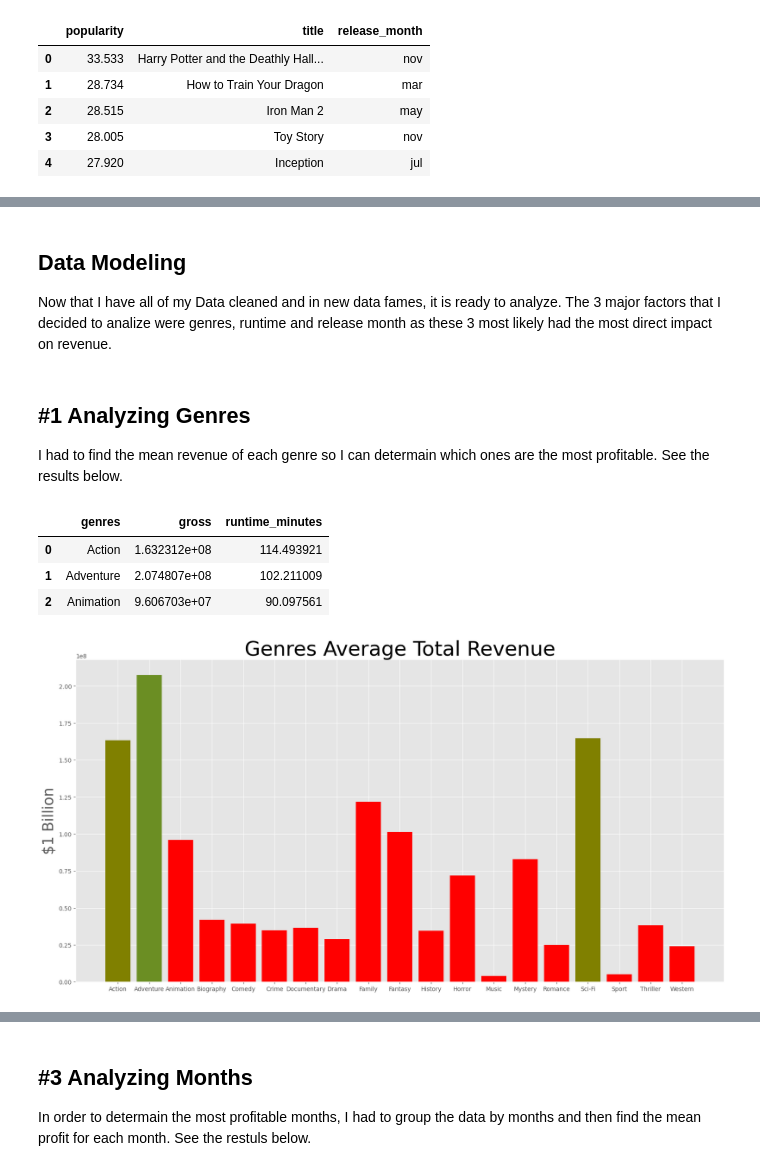
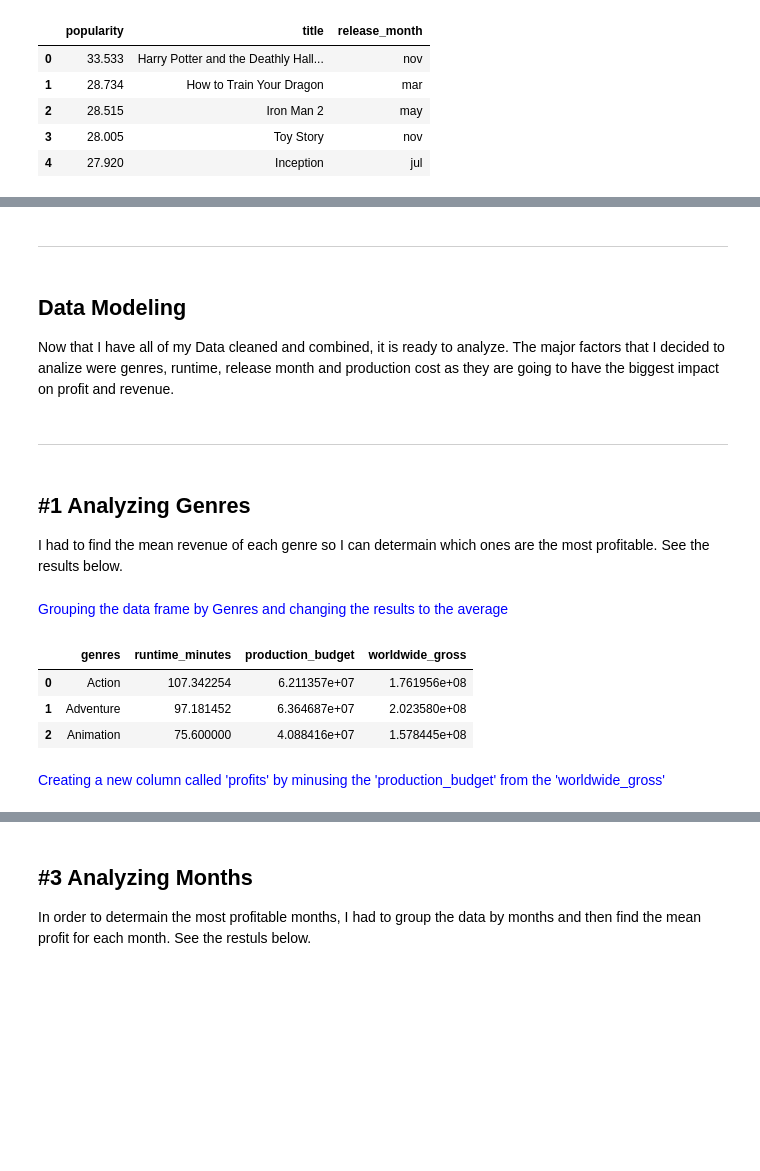
Before and after one commit to Warren-Morelli/-Movie-Analysis-for-Microsoft, a Jupyter notebook: Final Notebook, Factors That Determine a Successful Film.ipynb, the cells around one changed output, grey strips where cells are left out. Cells and saved outputs as stored; diff of their text form; code cells hidden in the pictures; blank space fills up the shorter version.

```diff
--- a/Final Notebook, Factors That Determine a Successful Film.ipynb
+++ b/Final Notebook, Factors That Determine a Successful Film.ipynb
@@ -34,15 +42,13 @@ The films revenues came from bom.movie_gross.csv.gz. This was connected to imdb.
 # %%
 import pandas as pd
+import numpy as np
+import matplotlib.pyplot as plt
+import seaborn as sns
+%matplotlib inline
+plt.style.use('ggplot')
+
 df1 = pd.read_csv("zippedData/bom.movie_gross.csv.gz") #gross
 df2 = pd.read_csv("zippedData/imdb.title.basics.csv.gz") #run_minutes & genre
 df3 = pd.read_csv("zippedData/tmdb.movies.csv.gz") #language
-
-import pandas as pd
-import numpy as np
-import matplotlib.pyplot as plt
-%matplotlib inline
-plt.style.use('ggplot')
-df1 = pd.read_csv("zippedData/bom.movie_gross.csv.gz") #gross
-df2 = pd.read_csv("zippedData/imdb.title.basics.csv.gz") #run_minutes & genre
-df3 = pd.read_csv("zippedData/tmdb.movies.csv.gz") #language
+df4 = pd.read_csv("zippedData/tn.movie_budgets.csv.gz") #Bonus production_budget expectation
 # %% [markdown]
@@ -153,3 +159,24 @@ df3.drop('release_date', inplace=True, axis=1)
+# %%
+#Drop the columns I don't need
+df4.drop('id', inplace=True, axis=1)
+df4.drop('release_date', inplace=True, axis=1)
+df4.drop('domestic_gross', inplace=True, axis=1)
+
+#Change 'worldwide_gross' and 'domestic_gross' to int
+#Fist I have to remove '$' and ',' text
+df4['production_budget'] = df4['production_budget'].str.replace("$","")
+df4['production_budget'] = df4['production_budget'].str.replace(",","")
+df4['worldwide_gross'] = df4['worldwide_gross'].str.replace("$","")
+df4['worldwide_gross'] = df4['worldwide_gross'].str.replace(",","")
+
+#Now I can change to int
+df4['production_budget'] = df4['production_budget'].astype(float)
+df4['production_budget'] = df4['production_budget'].astype(int)
+df4['worldwide_gross'] = df4['worldwide_gross'].astype(float)
+df4['worldwide_gross'] = df4['worldwide_gross'].astype(int)
+
+#change the title name so I can join the data frames
+df4 = df4.rename({'movie': 'title'}, axis=1)
 # %% [markdown]
 The clean data
 # %%
@@ -189,26 +225,28 @@ df_month = pd.merge(df1, df3, how="inner", indicator=True)
+# %%
+#create tables to compare genres, runtime, months and production cost to profits and revenue as this is the main factor
+df_genres_and_runtime = pd.merge(df2, df4, how="inner", indicator=True)
+df_months = pd.merge(df3, df4, how="inner", indicator=True)
+# %% [markdown]
+***
 # %% [markdown]
 ## Data Modeling
-Now that I have all of my Data cleaned and in new data fames, it is ready to analyze. The 3 major factors that I decided to analize were genres, runtime and release month as these 3 most likely had the most direct impact on revenue.
+Now that I have all of my Data cleaned and combined, it is ready to analyze. The major factors that I decided to analize were genres, runtime, release month and production cost as they are going to have the biggest impact on profit and revenue.
+# %% [markdown]
+***
 # %% [markdown]
 ## #1 Analyzing Genres
 I had to find the mean revenue of each genre so I can determain which ones are the most profitable. See the results below.
+# %% [markdown]
+<font color=blue>Grouping the data frame by Genres and changing the results to the average </font>
 # %%
-#Create a new data frame grouped by genres and showing mean values so I can create a bar chat to analyize the results.
-df_genres_mean = df_genres_runtime.groupby(by='genres').mean()
+#Create a df grouped by genres and showing mean values to determain which genre made the highest revenue
+df_genres_mean = df_genres_and_runtime.groupby(by='genres').mean()
 df_genres_mean = df_genres_mean.reset_index()
 df_genres_mean.head(3)
 # %% [output]
-|  | genres | gross | runtime_minutes |
-| 0 | Action | 1.632312e+08 | 114.493921 |
-| 1 | Adventure | 2.074807e+08 | 102.211009 |
-| 2 | Animation | 9.606703e+07 | 90.097561 |
+|  | genres | runtime_minutes | production_budget | worldwide_gross |
+| 0 | Action | 107.342254 | 6.211357e+07 | 1.761956e+08 |
+| 1 | Adventure | 97.181452 | 6.364687e+07 | 2.023580e+08 |
+| 2 | Animation | 75.600000 | 4.088416e+07 | 1.578445e+08 |
-# %%
-#show findings in a bar graph
-plt.figure(figsize=(20,10))
-x=df_genres_mean['genres']
-y=df_genres_mean['gross']
-plt.bar(x, y, color=['olive', 'olivedrab', 'red', 'red', 'red','red', 'red', 'red', 'red', 'red','red','red', 'red', 'red', 'red', 'olive', 'red', 'red', 'red'],)
-plt.ylabel('$1 Billion', fontsize=25)
-plt.title('Genres Average Total Revenue', fontsize=35);
-# %% [output]
-[figure, removed]
+# %% [markdown]
+<font color=blue>Creating a new column called 'profits' by minusing the 'production_budget' from the 'worldwide_gross'  </font>
```
Also changed, not shown: parts of 53 cells of this notebook, 2 other files.
